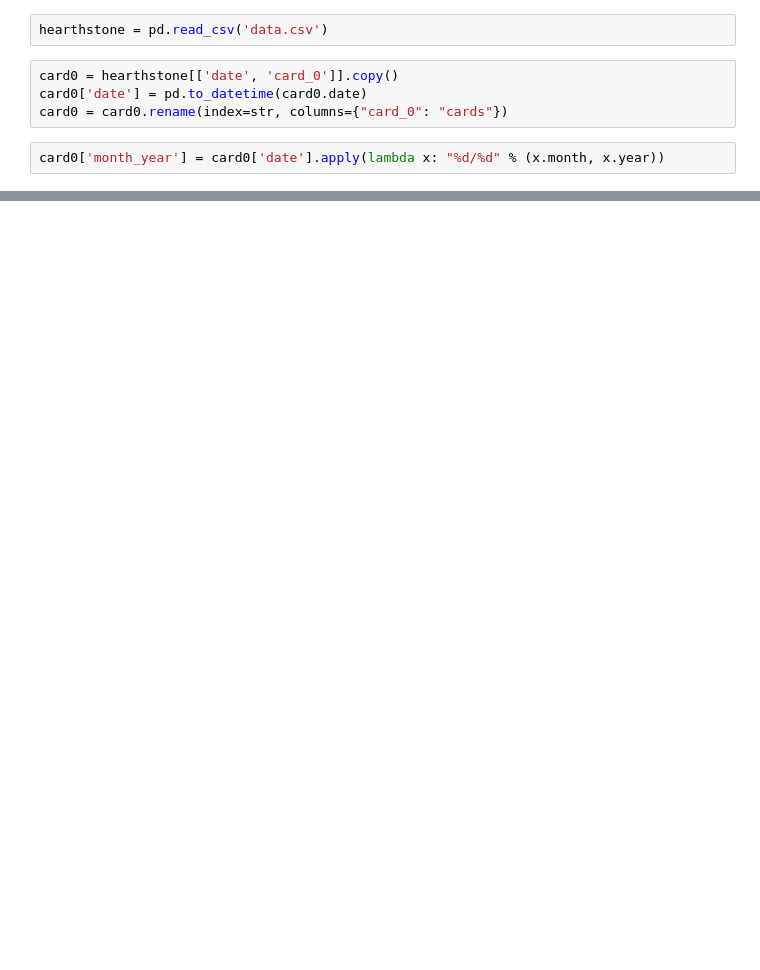
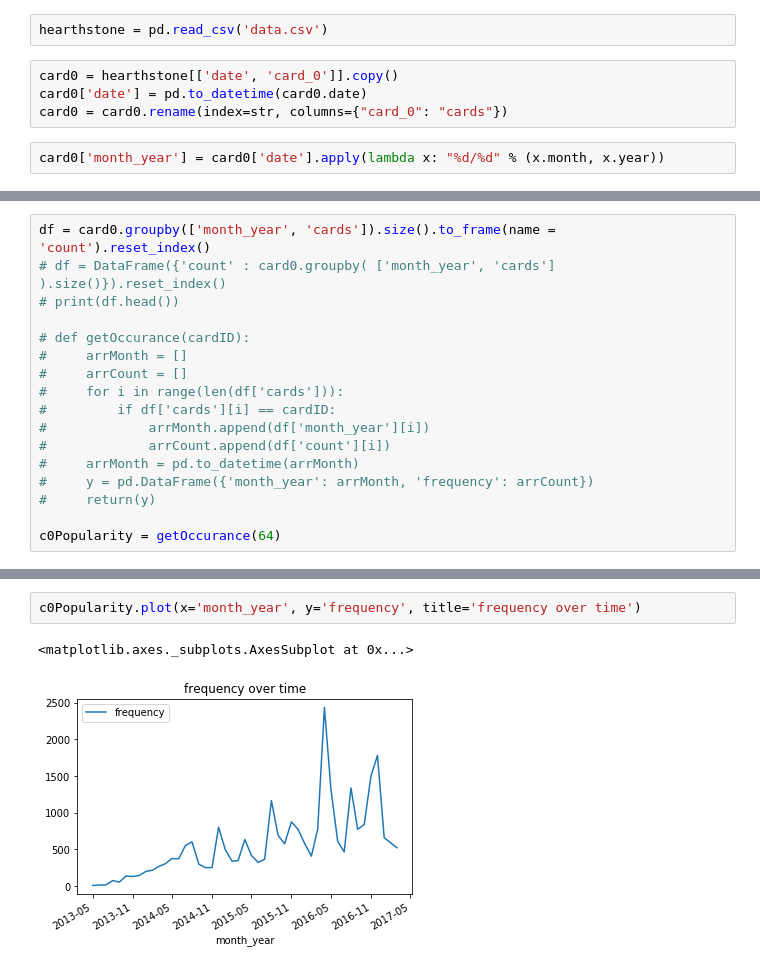
Before and after one commit to Isidore-Newman-School/data-science-SebastianRouse, a Jupyter notebook: learning to use groupby function.ipynb, the cells around one changed output, grey strips where cells are left out. Saved outputs shown, nothing was run; the diff lists cells and outputs as text; blank space fills up the shorter version.

```diff
--- a/learning to use groupby function.ipynb
+++ b/learning to use groupby function.ipynb
@@ -75,0 +16,17 @@ card0.head()
+# %%
+df = card0.groupby(['month_year', 'cards']).size().to_frame(name = 'count').reset_index()
+# df = DataFrame({'count' : card0.groupby( ['month_year', 'cards'] ).size()}).reset_index()
+# print(df.head())
+
+# def getOccurance(cardID):
+#     arrMonth = []
+#     arrCount = []
+#     for i in range(len(df['cards'])):
+#         if df['cards'][i] == cardID:
+#             arrMonth.append(df['month_year'][i])
+#             arrCount.append(df['count'][i])
+#     arrMonth = pd.to_datetime(arrMonth)
+#     y = pd.DataFrame({'month_year': arrMonth, 'frequency': arrCount})
+#     return(y)
+
+c0Popularity = getOccurance(64)
@@ -75,0 +55,5 @@ card0.head()
+# %%
+c0Popularity.plot(x='month_year', y='frequency', title='frequency over time')
+# %% [output]
+<matplotlib.axes._subplots.AxesSubplot at 0x...>
+[figure, added]
```
Also changed, not shown: parts of 25 cells of this notebook, 2 other files.
